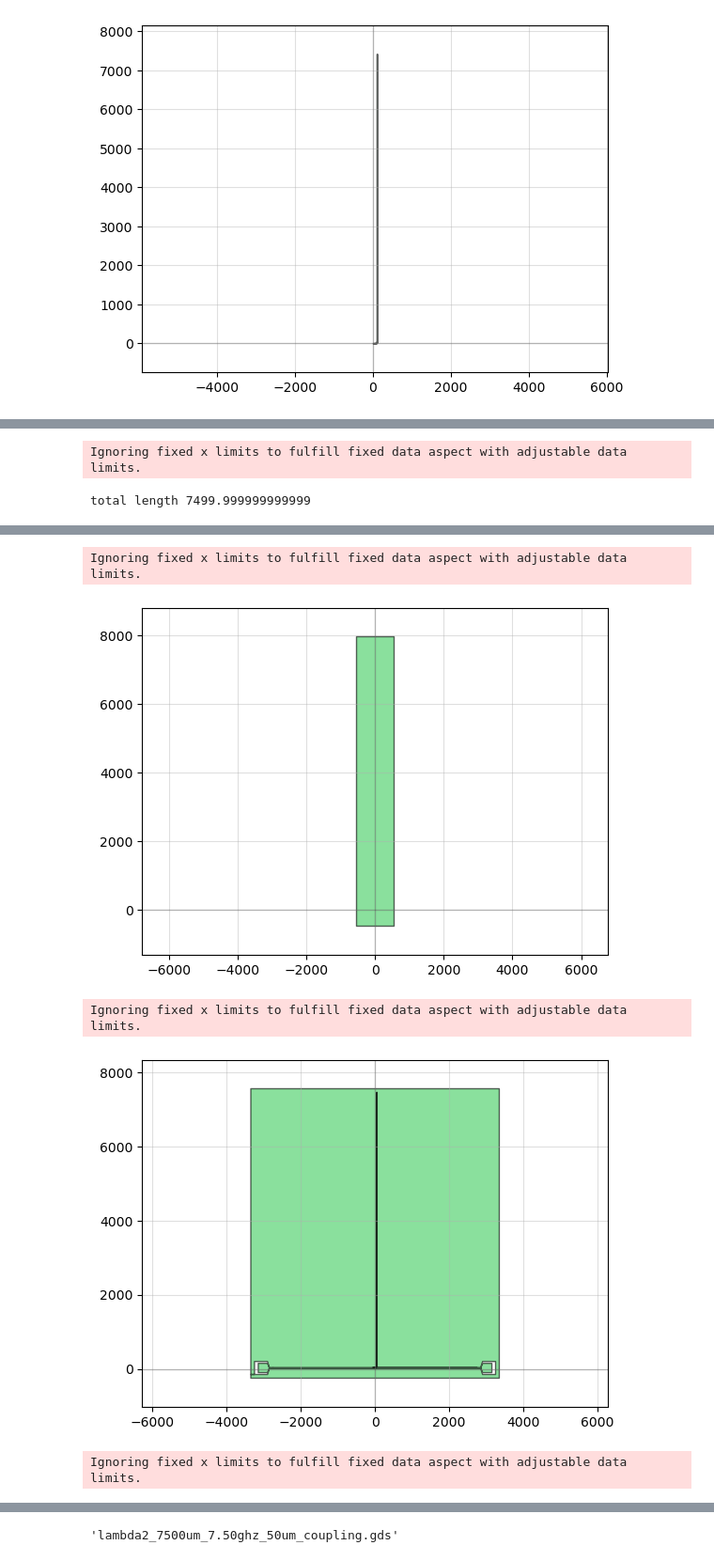
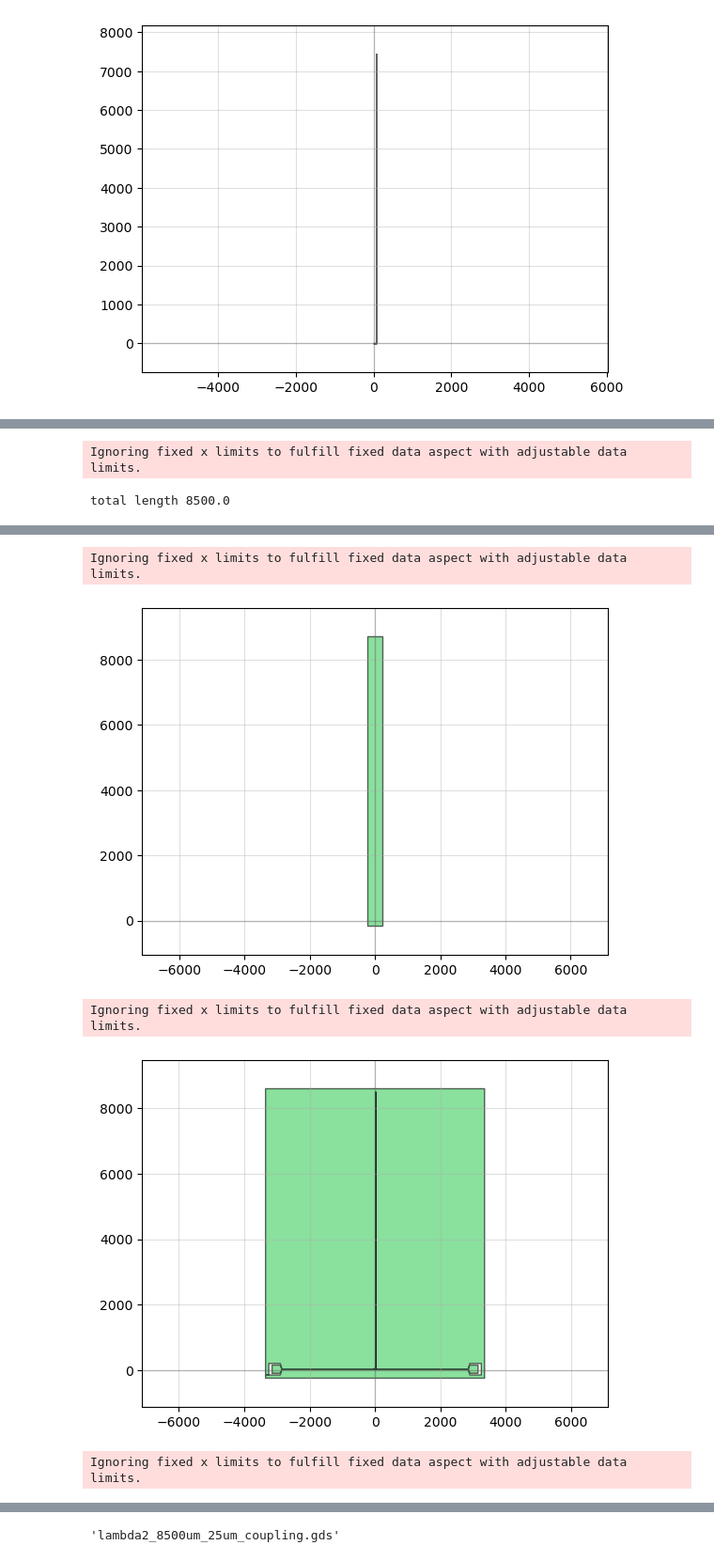
Before and after one commit to eseyetea/2d-sensing, a Jupyter notebook: 2d-sensing/src/mask_design/full_chip.ipynb, the cells around one changed output, grey strips where cells are left out. Shown at 94% size. Cells and saved outputs as stored; diff of their text form; code cells hidden in the pictures.

Commit message:
Lumped element model for coupling quality factors.

```diff
--- a/2d-sensing/src/mask_design/full_chip.ipynb
+++ b/2d-sensing/src/mask_design/full_chip.ipynb
@@ -110,7 +110,7 @@ def calculate_segment_length(
 # %%
 def make_coupling_elbow(
         coupling_length,
-        turn_radius = 100,
+        turn_radius = 25,
         space = 100
     ):
 
@@ -134,7 +134,7 @@ def make_lamda2_res_straight(
     space=100
 ):
 
-    elbow = make_coupling_elbow(coupling_length=coupling_length,turn_radius = radius,space=space)
+    elbow = make_coupling_elbow(coupling_length=coupling_length,turn_radius=15,space=space)
     P = elbow.append(pp.straight(center_pin_length-elbow.length()))
 
     print('total length',P.length())
@@ -309,9 +309,9 @@ Ignoring fixed y limits to fulfill fixed data aspect with adjustable data limits
 # Sim layout!
 center_pin_width = 8
 ground_plane_gap = 2
-center_pin_length = 7500
+center_pin_length = 8500
 radius = 50
-coupling_length = 50
+coupling_length = 25
 
 res= make_lamda2_res_straight(center_pin_length=center_pin_length,radius=radius,width=center_pin_width,gap=ground_plane_gap,coupling_length=coupling_length)
 
@@ -327,7 +327,7 @@ qp(layout)
 
 b = res_ref.bbox
 cutout = pg.outline(pg.bbox(res_ref.bbox),distance = 500)
-padding = 500
+padding = 200
 bbox = [
     [b[0][0] - padding, b[0][1] - padding],  # xmin - pad, ymin - pad
     [b[1][0] + padding, b[1][1] + padding]   # xmax + pad, ymax + pad
@@ -340,7 +340,7 @@ qp(inverted_layout)
 
 cutout = pg.boolean(bbox,inverted_layout,operation='and')
 qp(cutout)
-cutout.write_gds('lambda2_7500um_7.50ghz_50um_coupling.gds')
+cutout.write_gds('lambda2_8500um_25um_coupling.gds')
 # %% [output]
 Ignoring fixed x limits to fulfill fixed data aspect with adjustable data limits.
-total length 7499.999999999999
+total length 8500.0
@@ -348,5 +348,5 @@ total length 7499.999999999999
 Ignoring fixed x limits to fulfill fixed data aspect with adjustable data limits.
-[figure, old version]
+[figure, new version]
 Ignoring fixed x limits to fulfill fixed data aspect with adjustable data limits.
-[figure, old version]
+[figure, new version]
 Ignoring fixed x limits to fulfill fixed data aspect with adjustable data limits.
@@ -354 +354 @@ Ignoring fixed x limits to fulfill fixed data aspect with adjustable data limits
-'lambda2_7500um_7.50ghz_50um_coupling.gds'
+'lambda2_8500um_25um_coupling.gds'
```
Also changed, not shown: parts of 4 cells of this notebook, 19 other files.
